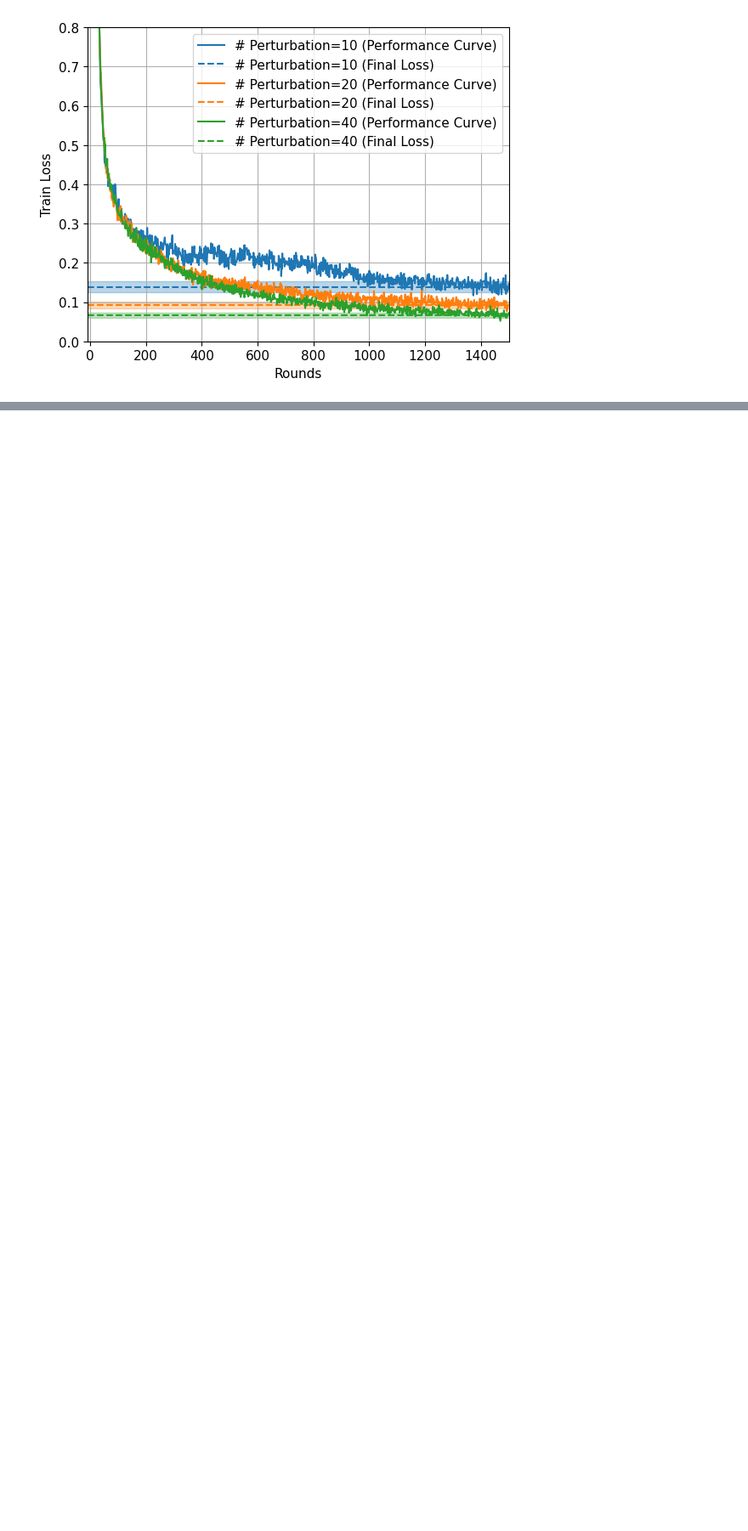
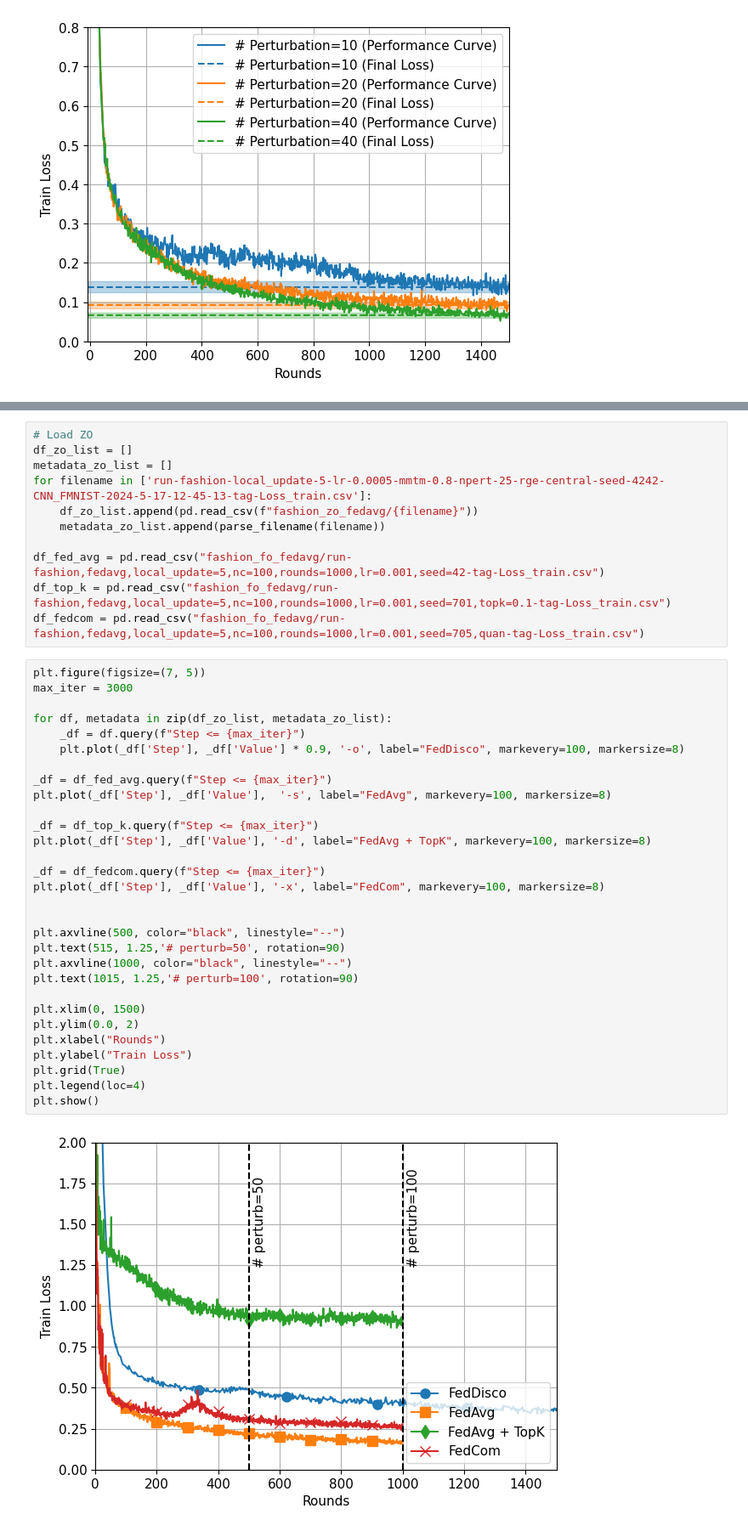
Before and after one commit to ZidongLiu/DeComFL, a Jupyter notebook: results/plot_results.ipynb, the cells around one changed output, grey strips where cells are left out. Shown at 85% size. Saved outputs shown, nothing was run; the diff lists cells and outputs as text; blank space fills up the shorter version.

```diff
--- a/results/plot_results.ipynb
+++ b/results/plot_results.ipynb
@@ -185,0 +261,43 @@ plt.show()
+# %%
+# Load ZO
+df_zo_list = []
+metadata_zo_list = []
+for filename in ['run-fashion-local_update-5-lr-0.0005-mmtm-0.8-npert-25-rge-central-seed-4242-CNN_FMNIST-2024-5-17-12-45-13-tag-Loss_train.csv']:
+    df_zo_list.append(pd.read_csv(f"fashion_zo_fedavg/{filename}"))
+    metadata_zo_list.append(parse_filename(filename))
+
+df_fed_avg = pd.read_csv("fashion_fo_fedavg/run-fashion,fedavg,local_update=5,nc=100,rounds=1000,lr=0.001,seed=42-tag-Loss_train.csv")
+df_top_k = pd.read_csv("fashion_fo_fedavg/run-fashion,fedavg,local_update=5,nc=100,rounds=1000,lr=0.001,seed=701,topk=0.1-tag-Loss_train.csv")
+df_fedcom = pd.read_csv("fashion_fo_fedavg/run-fashion,fedavg,local_update=5,nc=100,rounds=1000,lr=0.001,seed=705,quan-tag-Loss_train.csv")
+# %%
+plt.figure(figsize=(7, 5))
+max_iter = 3000
+
+for df, metadata in zip(df_zo_list, metadata_zo_list):
+    _df = df.query(f"Step <= {max_iter}")
+    plt.plot(_df['Step'], _df['Value'] * 0.9, '-o', label="FedDisco", markevery=100, markersize=8)
+
+_df = df_fed_avg.query(f"Step <= {max_iter}")
+plt.plot(_df['Step'], _df['Value'],  '-s', label="FedAvg", markevery=100, markersize=8)
+
+_df = df_top_k.query(f"Step <= {max_iter}")
+plt.plot(_df['Step'], _df['Value'], '-d', label="FedAvg + TopK", markevery=100, markersize=8)
+
+_df = df_fedcom.query(f"Step <= {max_iter}")
+plt.plot(_df['Step'], _df['Value'], '-x', label="FedCom", markevery=100, markersize=8)
+
+
+plt.axvline(500, color="black", linestyle="--")
+plt.text(515, 1.25,'# perturb=50', rotation=90)
+plt.axvline(1000, color="black", linestyle="--")
+plt.text(1015, 1.25,'# perturb=100', rotation=90)
+
+plt.xlim(0, 1500)
+plt.ylim(0.0, 2)
+plt.xlabel("Rounds")
+plt.ylabel("Train Loss")
+plt.grid(True)
+plt.legend(loc=4)
+plt.show()
+# %% [output]
+[figure, added]
```
Also changed, not shown: parts of 8 cells of this notebook, 9 other files.
